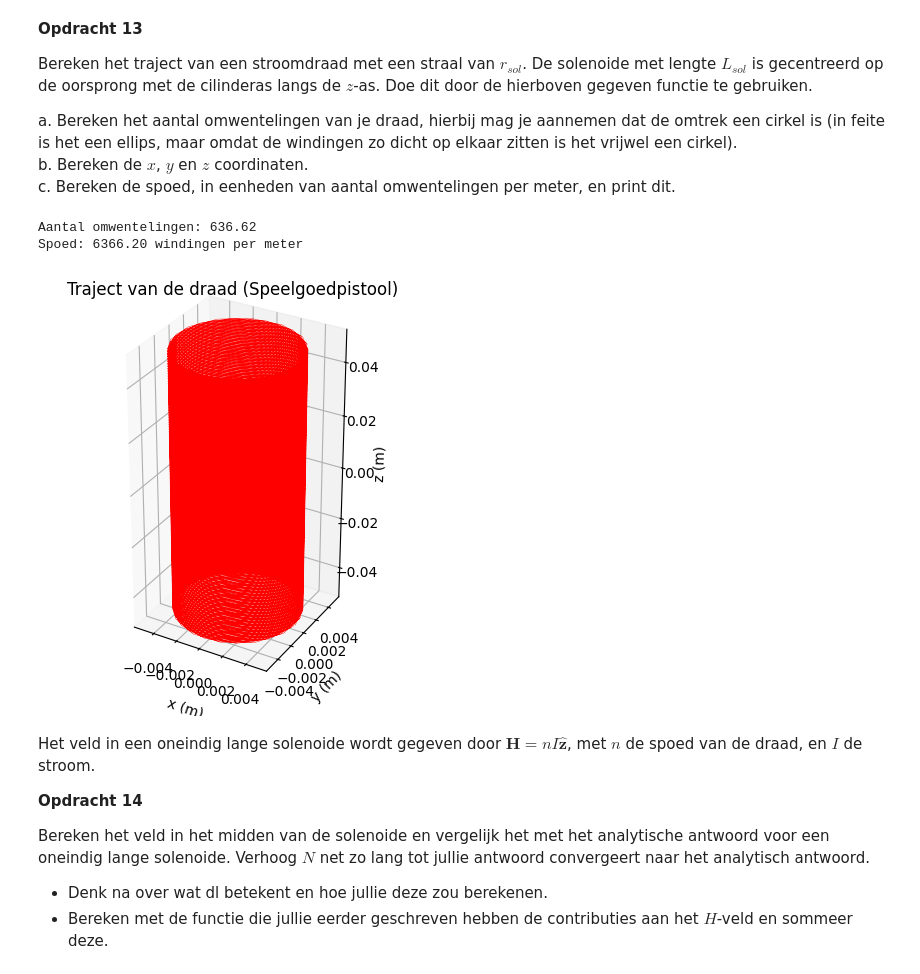
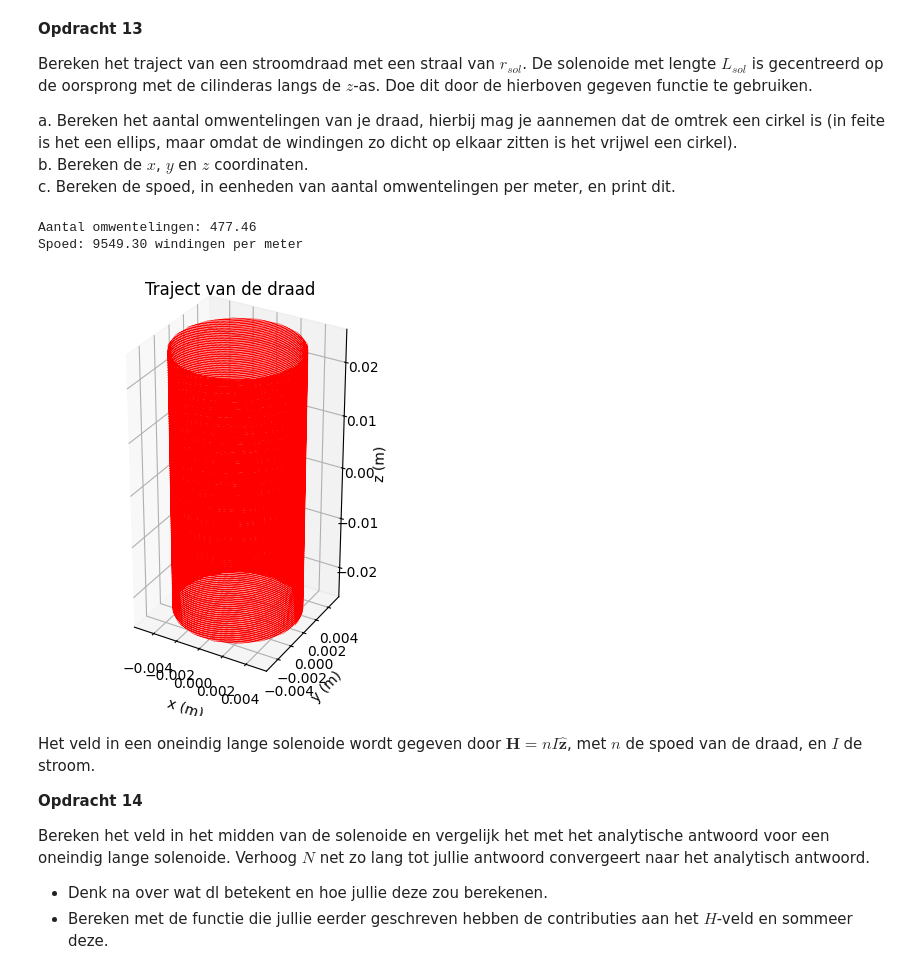
Before and after one commit to caricevonmorgen-dotcom/opdrachten-DEF-D-lol, a Jupyter notebook: 2KrachtactuatorOpdracht (1)/2KrachtactuatorOpdracht/KrachtactuatorOpdracht.ipynb, the cells around one changed output. Saved outputs shown, nothing was run; the diff lists cells and outputs as text; code cells hidden in the pictures.

```diff
--- a/2KrachtactuatorOpdracht (1)/2KrachtactuatorOpdracht/KrachtactuatorOpdracht.ipynb
+++ b/2KrachtactuatorOpdracht (1)/2KrachtactuatorOpdracht/KrachtactuatorOpdracht.ipynb
@@ -467,38 +467,37 @@ c. Bereken de spoed, in eenheden van aantal omwentelingen per meter, en print di
 # %%
 import numpy as np
 import matplotlib.pyplot as plt
 
-# speelgoedpistool
-l_draad = 20.0
+l_draad = 15.0
 r_sol = 0.005
-L_sol = 0.1
+L_sol = 0.05
 I = 0.5
 N_punten = 8000
 omtrek_winding = 2 * np.pi * r_sol
 aantal_omwentelingen = l_draad / omtrek_winding
 
 spoed = aantal_omwentelingen / L_sol
 
 print(f"Aantal omwentelingen: {aantal_omwentelingen:.2f}")
 print(f"Spoed: {spoed:.2f} windingen per meter")
 
 
 x, y, z = parametrisatie(N_punten, r_sol, aantal_omwentelingen, L_sol)
 
 fig = plt.figure()
 ax = fig.add_subplot(projection='3d')
-plt.title('Traject van de draad (Speelgoedpistool)')
+plt.title('Traject van de draad ')
 ax.plot(x, y, z, '-r', linewidth=0.3)
 
 ax.set_xlabel('x (m)')
 ax.set_ylabel('y (m)')
 ax.set_zlabel('z (m)')
 ax.set_box_aspect([1, 1, 2]) # Danders wordt de lange z-component van de draad niet zichtbaar in de grafiek
 plt.show()
 # %% [output]
-Aantal omwentelingen: 636.62
-Spoed: 6366.20 windingen per meter
+Aantal omwentelingen: 477.46
+Spoed: 9549.30 windingen per meter
-[figure, old version]
+[figure, new version]
 # %% [markdown]
 Het veld in een oneindig lange solenoide wordt gegeven door $\mathbf{H} = n I \hat{\mathbf{z}}$, met $n$ de spoed van de draad, en $I$ de stroom.
 
```
Also changed, not shown: parts of 5 cells of this notebook.
